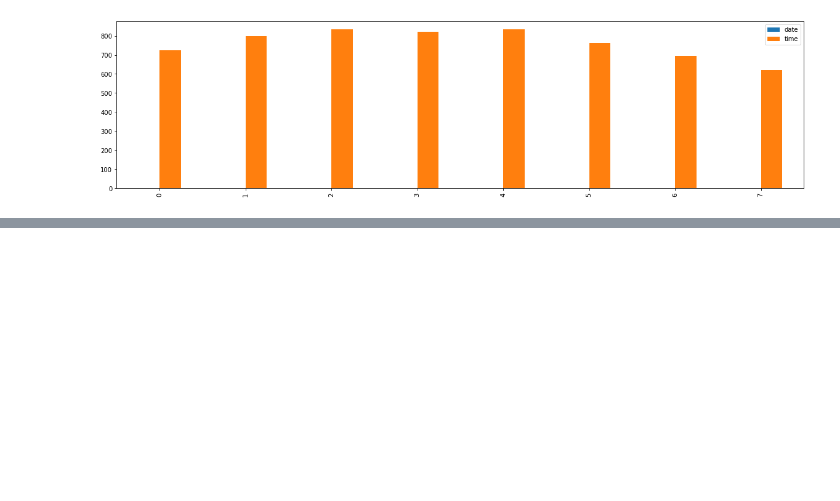
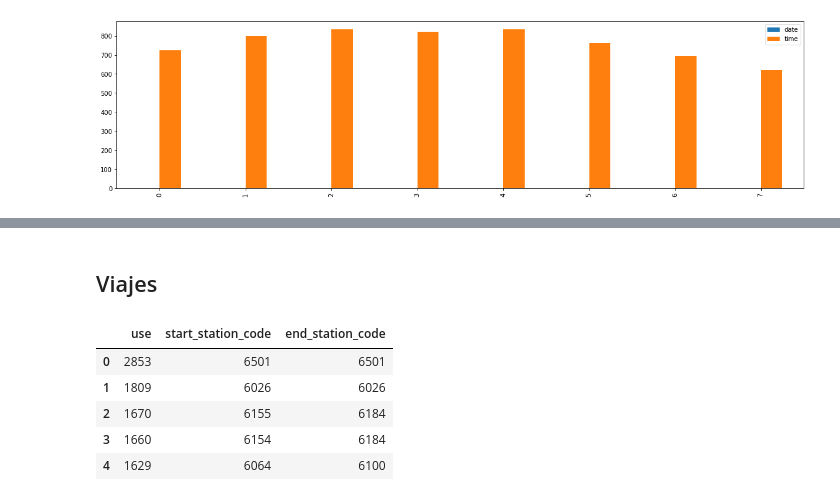
Before and after one commit to jacobojpedrosa/bixi-data_analysis, a Jupyter notebook: metyis_challenge.ipynb, the cells around one changed output, grey strips where cells are left out. Drawn from its saved outputs; the diff is of its cells as text; code cells hidden in the pictures; blank space fills up the shorter version.

Commit message:
Top N Viajes

```diff
--- a/metyis_challenge.ipynb
+++ b/metyis_challenge.ipynb
@@ -104,0 +181,19 @@ durations_plot = durationsDF.plot(kind="bar",ax=ax)
+# %% [markdown]
+## Viajes
+# %%
+top_travels = sqlContext.sql('SELECT count(_c0) as use, start_station_code, end_station_code \
+                                        FROM metyis_bixi_travels \
+                                        WHERE year(start_date) = {} \
+                                        GROUP BY start_station_code, end_station_code \
+                                        ORDER BY use DESC'\
+                                        .format(year))
+
+top_travels = pd.DataFrame(top_travels.toPandas(), columns=['use', 'start_station_code', 'end_station_code'])
+top_travels.head(5)
+# %% [output]
+|  | use | start_station_code | end_station_code |
+| 0 | 2853 | 6501 | 6501 |
+| 1 | 1809 | 6026 | 6026 |
+| 2 | 1670 | 6155 | 6184 |
+| 3 | 1660 | 6154 | 6184 |
+| 4 | 1629 | 6064 | 6100 |
```
Also changed, not shown: parts of 10 cells of this notebook.
